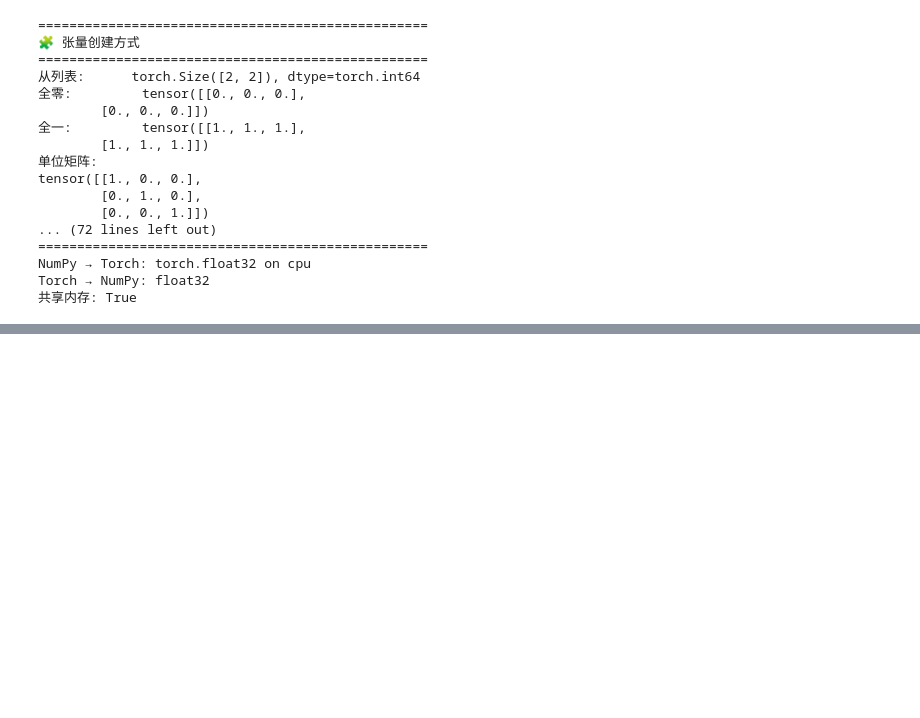
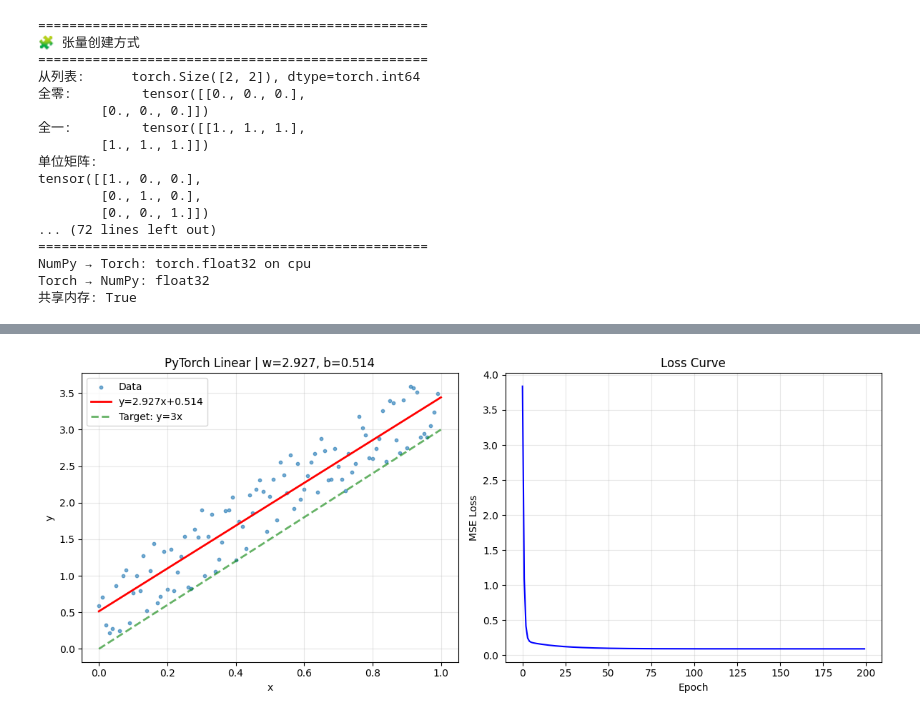
Before and after one commit to 001MONEY/ZSXC, a Jupyter notebook: week5/0617.ipynb, the cells around one changed output, grey strips where cells are left out. Saved outputs shown, nothing was run; the diff lists cells and outputs as text; code cells hidden in the pictures; blank space fills up the shorter version.

```diff
--- a/week5/0617.ipynb
+++ b/week5/0617.ipynb
@@ -148,0 +175,75 @@ Torch → NumPy: float32
+# %%
+import torch
+import torch.nn as nn
+import numpy as np
+import matplotlib.pyplot as plt
+
+# ===== 用 PyTorch 实现梯度下降拟合 y = 3x =====
+
+# 准备数据
+_x = torch.tensor([i/100 for i in range(100)], dtype=torch.float32).reshape(-1, 1)
+_y = torch.tensor([3*i + np.random.random() for i in _x], dtype=torch.float32).reshape(-1, 1)
+
+# 定义一个线性模型: y = wx + b
+model = nn.Linear(1, 1)
+
+# 损失函数和优化器
+loss_fn = nn.MSELoss()
+optimizer = torch.optim.SGD(model.parameters(), lr=0.2)
+
+# 训练
+loss_history = []
+for epoch in range(200):
+    pred = model(_x)                # 前向
+    loss = loss_fn(pred, _y)        # 算损失
+    optimizer.zero_grad()           # 梯度清零
+    loss.backward()                 # 自动求导
+    optimizer.step()                # 自动更新 w, b
+    loss_history.append(loss.item())
+
+# 提取训练好的参数
+w = model.weight.item()
+b = model.bias.item()
+
+# 画图
+plt.figure(figsize=(12, 5))
+
+plt.subplot(1, 2, 1)
+plt.scatter(_x.numpy(), _y.numpy(), s=10, alpha=0.6, label='Data')
+x_line = np.array([0, 1])
+y_line = x_line * w + b
+plt.plot(x_line, y_line, 'r-', linewidth=2, label=f'y={w:.3f}x+{b:.3f}')
+plt.plot(x_line, 3 * x_line, 'g--', linewidth=2, alpha=0.6, label='Target: y=3x')
+plt.xlabel('x')
+plt.ylabel('y')
+plt.title(f'PyTorch Linear | w={w:.3f}, b={b:.3f}')
+plt.legend()
+plt.grid(alpha=0.3)
+
+plt.subplot(1, 2, 2)
+plt.plot(loss_history, 'b-')
+plt.xlabel('Epoch')
+plt.ylabel('MSE Loss')
+plt.title('Loss Curve')
+plt.grid(alpha=0.3)
+
+plt.tight_layout()
+plt.show()
+
+print(f"Fitted:  w = {w:.4f},  b = {b:.4f}")
+print(f"Target:  w = 3.0,     b = 0.0")
+
+# ===== 和手动实现的对比 =====
+print("\n" + "=" * 50)
+print("📊 手动实现 vs PyTorch 对比")
+print("=" * 50)
+print(f"{'步骤':<15} {'手动实现':<30} {'PyTorch':<30}")
+print(f"{'-'*50}")
+print(f"{'前向':<15} {'h = x*w + b':<30} {'model(x)':<30}")
+print(f"{'损失':<15} {'loss = (h-y)²':<30} {'MSELoss()':<30}")
+print(f"{'梯度清零':<15} {'(不需要)':<30} {'optimizer.zero_grad()':<30}")
+print(f"{'反向传播':<15} {'dw=2*(h-y)*x':<30} {'loss.backward()':<30}")
+print(f"{'         ':<15} {'db=2*(h-y)*1':<30} {'':<30}")
+print(f"{'参数更新':<15} {'w -= lr*dw':<30} {'optimizer.step()':<30}")
+# %% [output]
+[figure, added]
```
Also changed, not shown: parts of 9 cells of this notebook, 3 other files.
